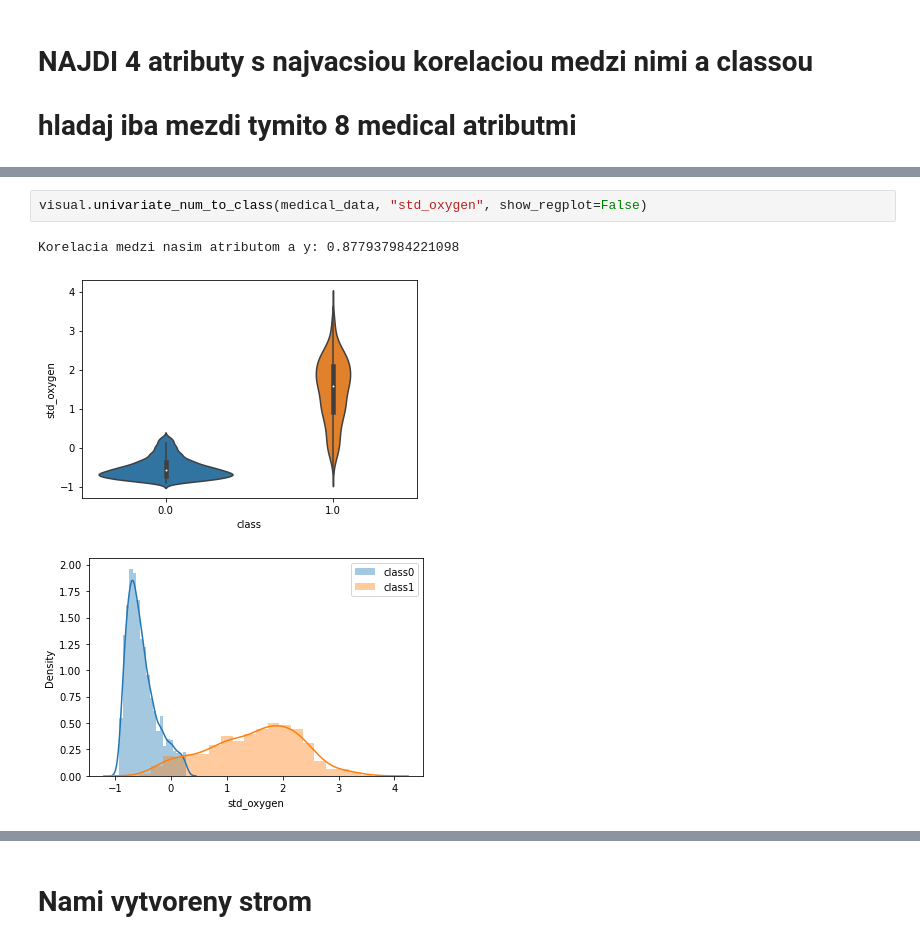
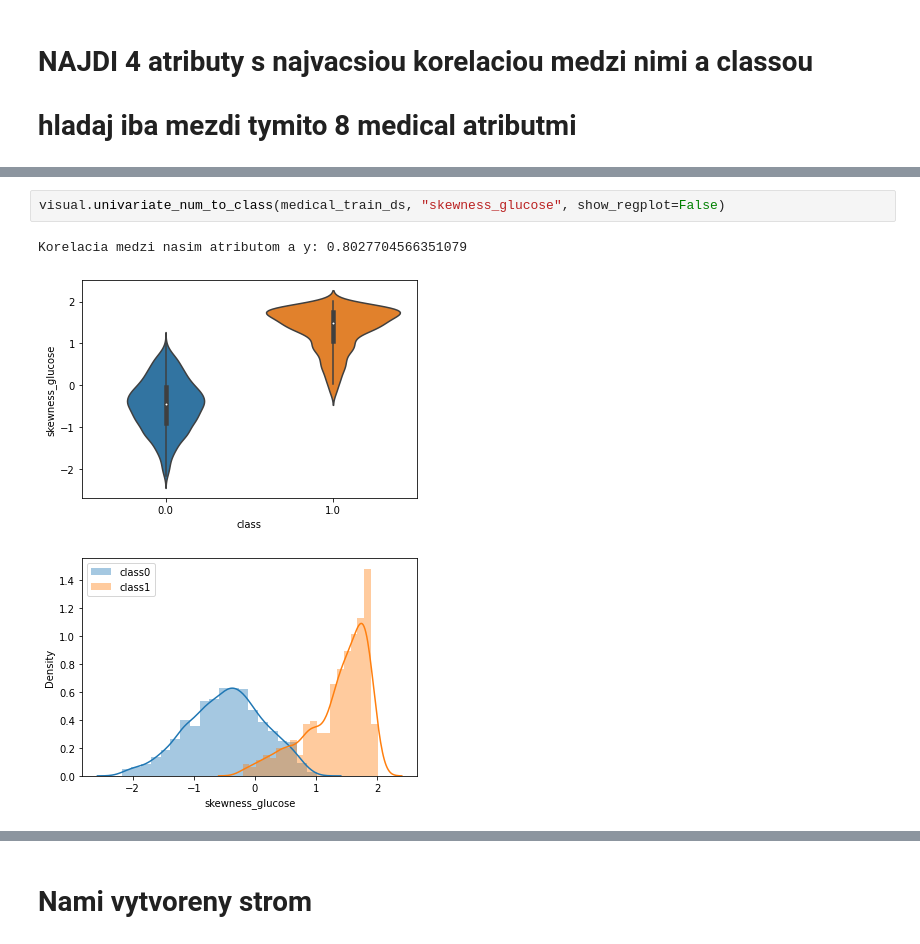
Before and after one commit to MakoHnat/IAU, a Jupyter notebook: 3 cast zadania.ipynb, the cells around one changed output, grey strips where cells are left out. Drawn from its saved outputs; the diff is of its cells as text.

```diff
--- a/3 cast zadania.ipynb
+++ b/3 cast zadania.ipynb
@@ -134,8 +150,8 @@ Korelacia medzi nasim atributom a y: 0.8332636111101277
 [figure]
 [figure]
 # %%
-visual.univariate_num_to_class(medical_data, "std_oxygen", show_regplot=False)
+visual.univariate_num_to_class(medical_train_ds, "skewness_glucose", show_regplot=False)
 # %% [output]
-Korelacia medzi nasim atributom a y: 0.877937984221098
+Korelacia medzi nasim atributom a y: 0.8027704566351079
-[figure, old version]
+[figure, new version]
-[figure, old version]
+[figure, new version]
```
Also changed, not shown: parts of 45 cells of this notebook.
